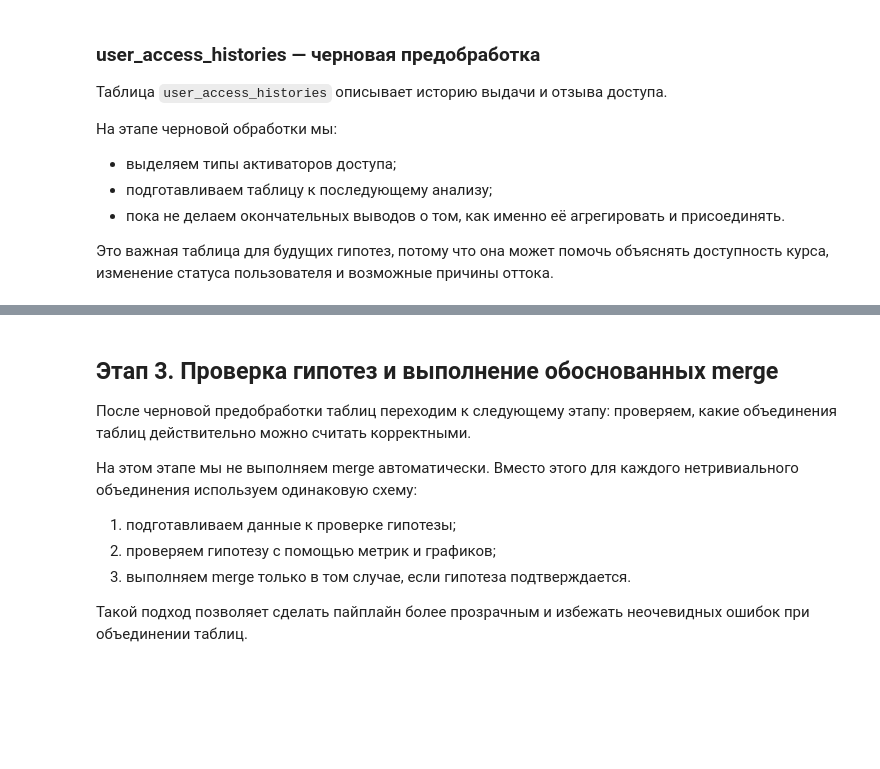
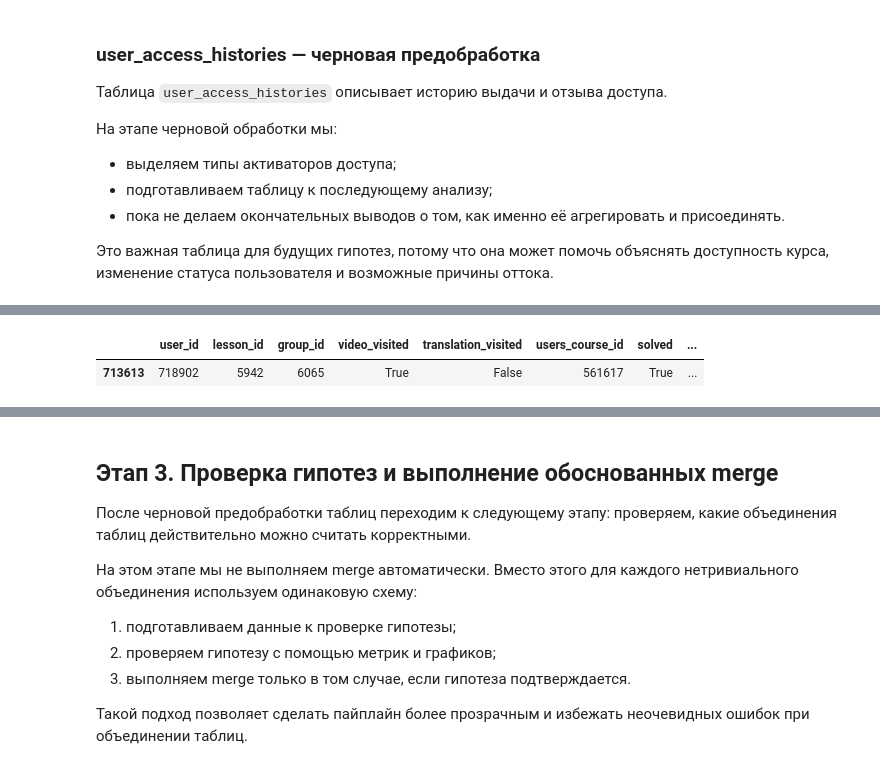
Before and after one commit to AntonDudDm/Xakaton, a Jupyter notebook: notebooks/EDA.ipynb, the cells around one changed output, grey strips where cells are left out. Drawn from its saved outputs; the diff is of its cells as text; code cells hidden in the pictures; blank space fills up the shorter version.

```diff
--- a/notebooks/EDA.ipynb
+++ b/notebooks/EDA.ipynb
@@ -557,0 +983,93 @@ dfs['user_access_histories'] = dfs['user_access_histories'].drop(columns=['activ
+# %%
+# ============================================================
+# Диагностика по одной паре (user_id, lesson_id)
+# ============================================================
+
+target_user_id = 718902    # подставь user_id
+target_lesson_id = 5942  # подставь lesson_id
+
+# ------------------------------------------------------------
+# Шаг 0. Находим строку стартового пользователя на данном уроке
+# ------------------------------------------------------------
+seed_row = dfs["user_lessons"].loc[
+    (dfs["user_lessons"]["user_id"] == target_user_id) &
+    (dfs["user_lessons"]["lesson_id"] == target_lesson_id)
+].copy()
+
+print("=== Стартовая строка пользователя на данном lesson_id ===")
+display(seed_row)
+
+if seed_row.empty:
+    raise ValueError("Для данной пары (user_id, lesson_id) нет строки в user_lessons")
+
+# Если строк несколько, пока берем первый group_id
+target_group_id = seed_row["group_id"].iloc[0]
+print("target_group_id =", target_group_id)
+
+# ------------------------------------------------------------
+# Шаг 1. Все пользователи из данной группы и данного урока
+# ------------------------------------------------------------
+group_users_on_lesson = dfs["user_lessons"].loc[
+    (dfs["user_lessons"]["lesson_id"] == target_lesson_id) &
+    (dfs["user_lessons"]["group_id"] == target_group_id)
+].copy()
+
+print("\n=== 1) Все пользователи из данной группы и данного урока ===")
+display(group_users_on_lesson.head(50))
+
+group_user_ids = (
+    group_users_on_lesson["user_id"]
+    .dropna()
+    .drop_duplicates()
+    .tolist()
+)
+
+print("user_id в группе:", group_user_ids)
+print("Количество пользователей в группе:", len(group_user_ids))
+
+# ------------------------------------------------------------
+# Шаг 2. Курсы этих пользователей из users_courses
+# ------------------------------------------------------------
+group_users_courses = dfs["users_courses"].loc[
+    dfs["users_courses"]["user_id"].isin(group_user_ids)
+].copy()
+
+print("\n=== 2) Все строки users_courses для найденных пользователей ===")
+display(group_users_courses)
+
+# Список курсов по каждому пользователю
+courses_per_user = (
+    group_users_courses
+    .groupby("user_id")["course_id"]
+    .agg(lambda s: sorted(set(s)))
+    .reset_index()
+    .rename(columns={"course_id": "course_id_list"})
+)
+
+print("\n=== 2a) Для каждого user_id список его course_id ===")
+display(courses_per_user)
+
+# ------------------------------------------------------------
+# Шаг 3. Пересечение курсов данных пользователей
+# ------------------------------------------------------------
+course_sets = courses_per_user["course_id_list"].tolist()
+
+if len(course_sets) == 0:
+    course_intersection = set()
+else:
+    course_intersection = set(course_sets[0])
+    for s in course_sets[1:]:
+        course_intersection &= set(s)
+
+course_intersection = sorted(course_intersection)
+
+intersection_df = pd.DataFrame({
+    "intersection_course_id": course_intersection
+})
+
+print("\n=== 3) Пересечение course_id у всех пользователей данной группы ===")
+display(intersection_df)
+
+print("Количество course_id в пересечении:", len(course_intersection))
+print("Пересечение:", course_intersection)
+# %% [output]
@@ -557,0 +1077,2 @@ dfs['user_access_histories'] = dfs['user_access_histories'].drop(columns=['activ
+|  | user_id | lesson_id | group_id | video_visited | translation_visited | users_course_id | solved | ... |
+| 713613 | 718902 | 5942 | 6065 | True | False | 561617 | True | ... |
```
Also changed, not shown: parts of 9 cells of this notebook, 1 other file.
